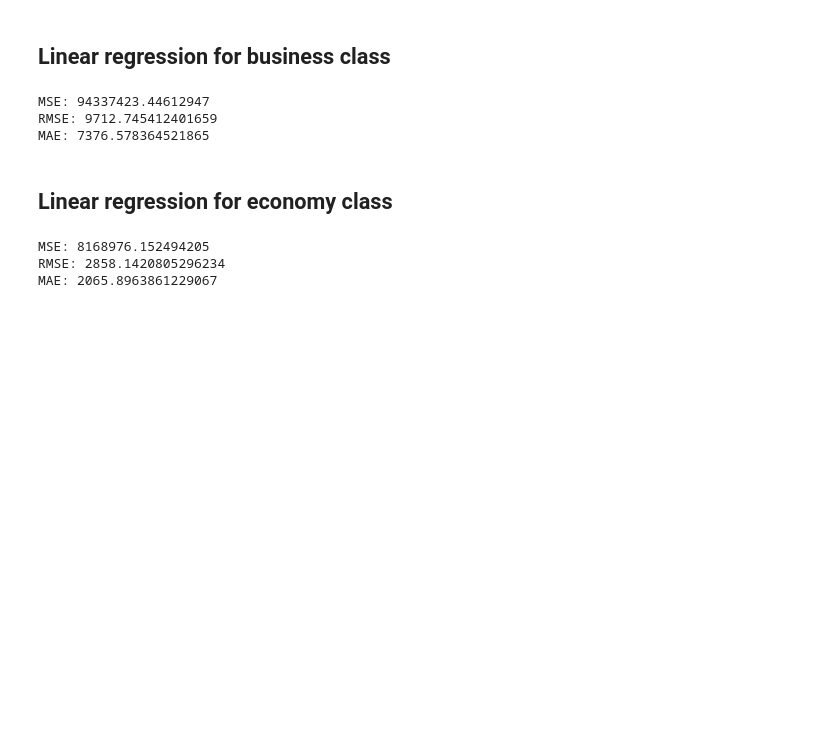
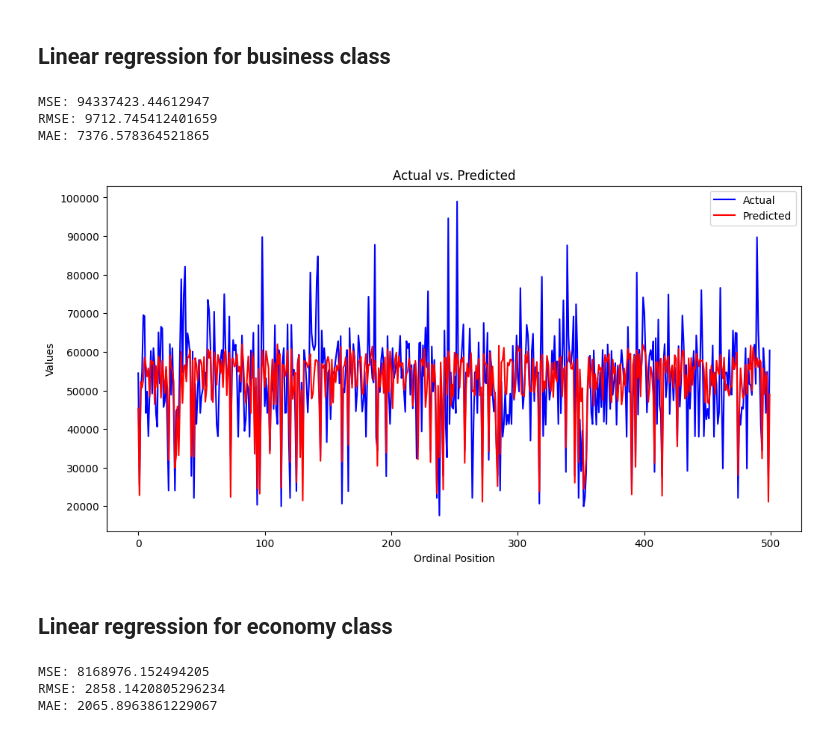
Before and after one commit to jankovicivana/SIAP, a Jupyter notebook: Algorithms.ipynb, the cells around one changed output. Drawn from its saved outputs; the diff is of its cells as text; code cells hidden in the pictures; blank space fills up the shorter version.

Commit message:
Add graphs

```diff
--- a/Algorithms.ipynb
+++ b/Algorithms.ipynb
@@ -103,6 +103,20 @@ print("MAE: " + str(mae_business))
 MSE: 94337423.44612947
 RMSE: 9712.745412401659
 MAE: 7376.578364521865
+# %%
+pred1 = pandas.DataFrame({"actual": y_test_business, 'predicted': y_pred_lr_business})
+plt.figure(figsize=(12, 6))
+
+plt.plot(range(len(pred1['actual'][:500])), pred1['actual'][:500], color='blue', label='Actual')
+plt.plot(range(len(pred1['predicted'][:500])), pred1['predicted'][:500], color='red', label='Predicted')
+
+plt.xlabel('Ordinal Position')
+plt.ylabel('Values')
+plt.title('Actual vs. Predicted')
+plt.legend()
+plt.show()
+# %% [output]
+[figure, added]
 # %% [markdown]
 ## Linear regression for economy class
 # %%
```
Also changed, not shown: parts of 30 cells of this notebook.
